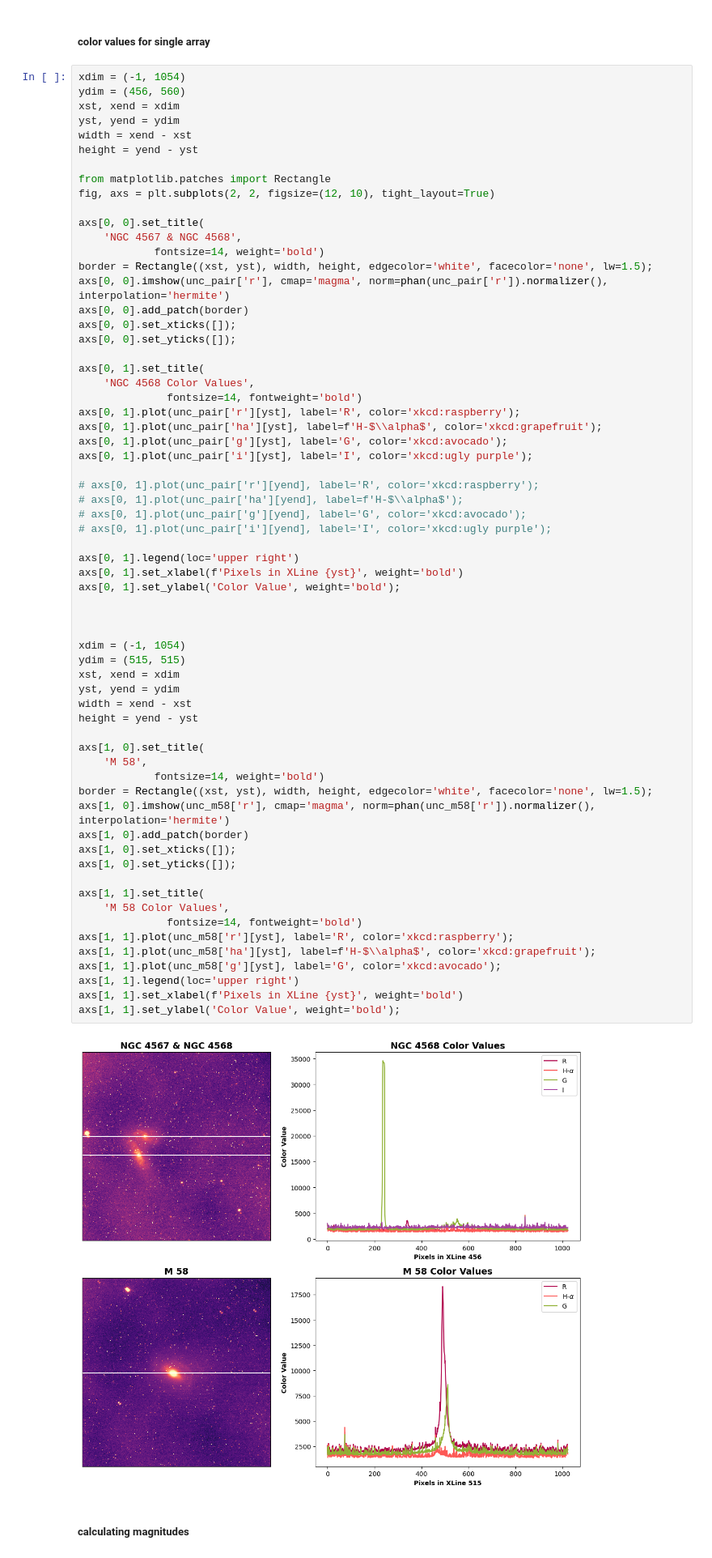
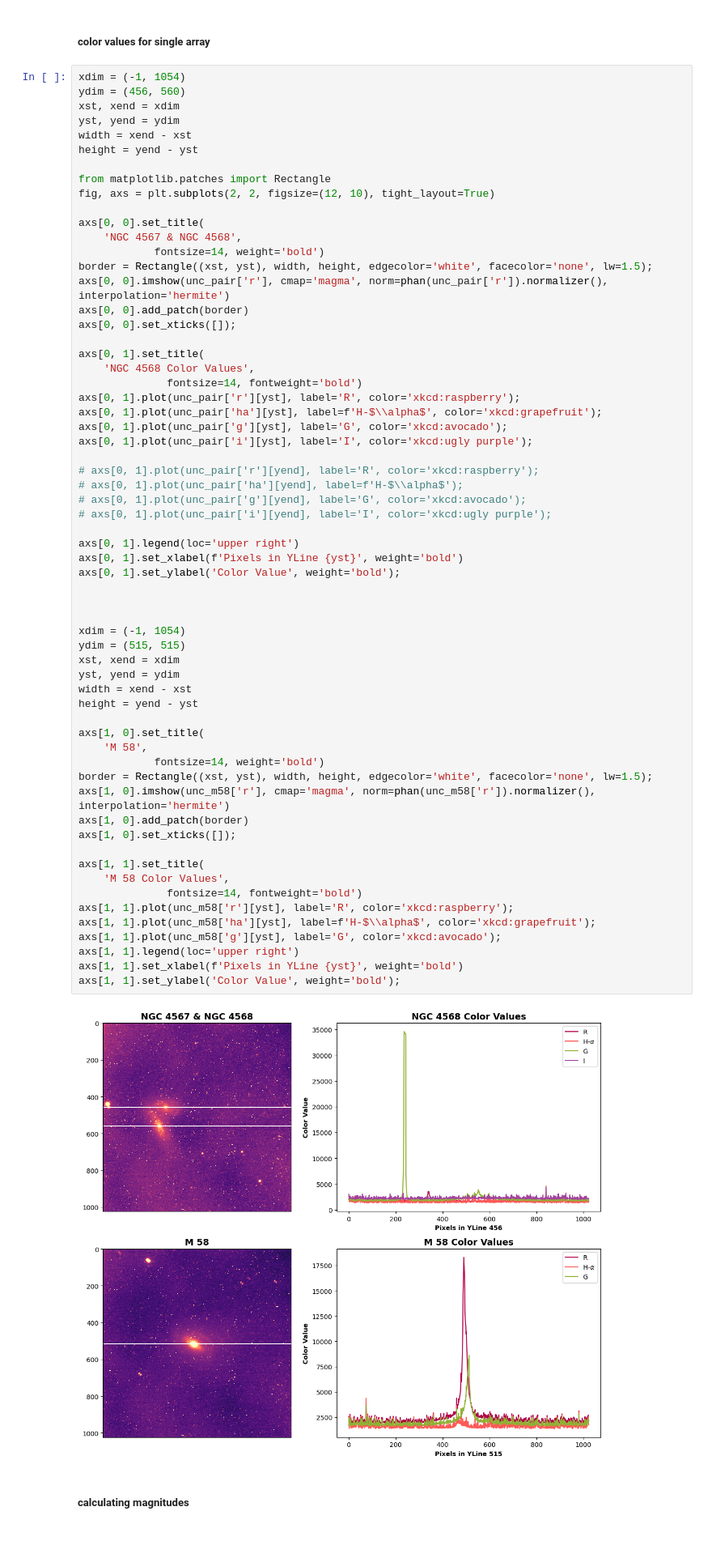
Before and after one commit to emmabacarra/interacting_galaxies, a Jupyter notebook: statistics.ipynb, the cells around one changed output. Shown at 81% size. Cells and saved outputs as stored; diff of their text form.

Commit message:
fixing plot for clarity

```diff
--- a/statistics.ipynb
+++ b/statistics.ipynb
@@ -109,7 +109,6 @@ border = Rectangle((xst, yst), width, height, edgecolor='white', facecolor='none
 axs[0, 0].imshow(unc_pair['r'], cmap='magma', norm=phan(unc_pair['r']).normalizer(), interpolation='hermite')
 axs[0, 0].add_patch(border)
 axs[0, 0].set_xticks([]);
-axs[0, 0].set_yticks([]);
 
 axs[0, 1].set_title(
     'NGC 4568 Color Values',
@@ -125,38 +124,37 @@ axs[0, 1].plot(unc_pair['i'][yst], label='I', color='xkcd:ugly purple');
 # axs[0, 1].plot(unc_pair['i'][yend], label='I', color='xkcd:ugly purple');
 
 axs[0, 1].legend(loc='upper right')
-axs[0, 1].set_xlabel(f'Pixels in XLine {yst}', weight='bold')
+axs[0, 1].set_xlabel(f'Pixels in YLine {yst}', weight='bold')
 axs[0, 1].set_ylabel('Color Value', weight='bold');
 
 
 
 xdim = (-1, 1054)
 ydim = (515, 515)
 xst, xend = xdim
 yst, yend = ydim
 width = xend - xst
 height = yend - yst
 
 axs[1, 0].set_title(
     'M 58',
             fontsize=14, weight='bold')
 border = Rectangle((xst, yst), width, height, edgecolor='white', facecolor='none', lw=1.5);
 axs[1, 0].imshow(unc_m58['r'], cmap='magma', norm=phan(unc_m58['r']).normalizer(), interpolation='hermite')
 axs[1, 0].add_patch(border)
 axs[1, 0].set_xticks([]);
-axs[1, 0].set_yticks([]);
 
 axs[1, 1].set_title(
     'M 58 Color Values',
               fontsize=14, fontweight='bold')
 axs[1, 1].plot(unc_m58['r'][yst], label='R', color='xkcd:raspberry');
 axs[1, 1].plot(unc_m58['ha'][yst], label=f'H-$\\alpha$', color='xkcd:grapefruit');
 axs[1, 1].plot(unc_m58['g'][yst], label='G', color='xkcd:avocado');
 axs[1, 1].legend(loc='upper right')
-axs[1, 1].set_xlabel(f'Pixels in XLine {yst}', weight='bold')
+axs[1, 1].set_xlabel(f'Pixels in YLine {yst}', weight='bold')
 axs[1, 1].set_ylabel('Color Value', weight='bold');
 # %% [output]
-[figure, old version]
+[figure, new version]
 # %% [markdown]
 ##### calculating magnitudes
 # %%
```
